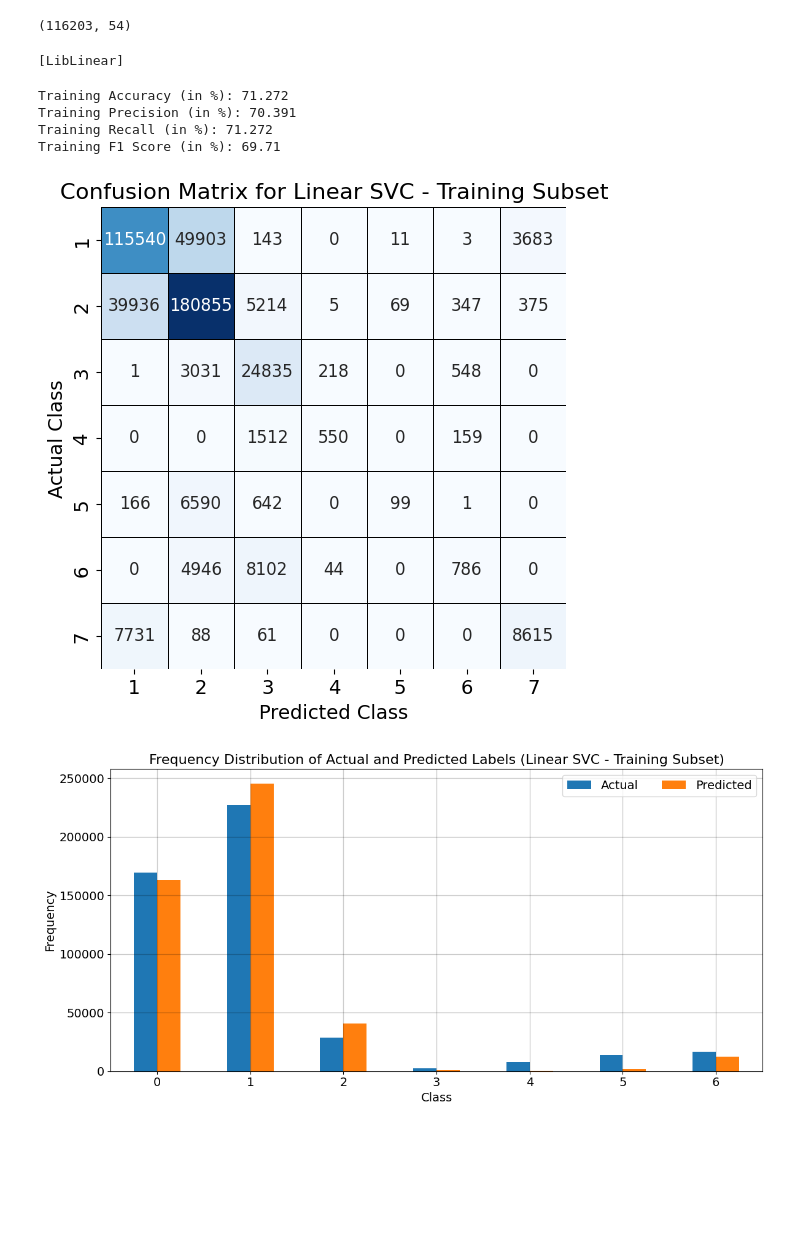
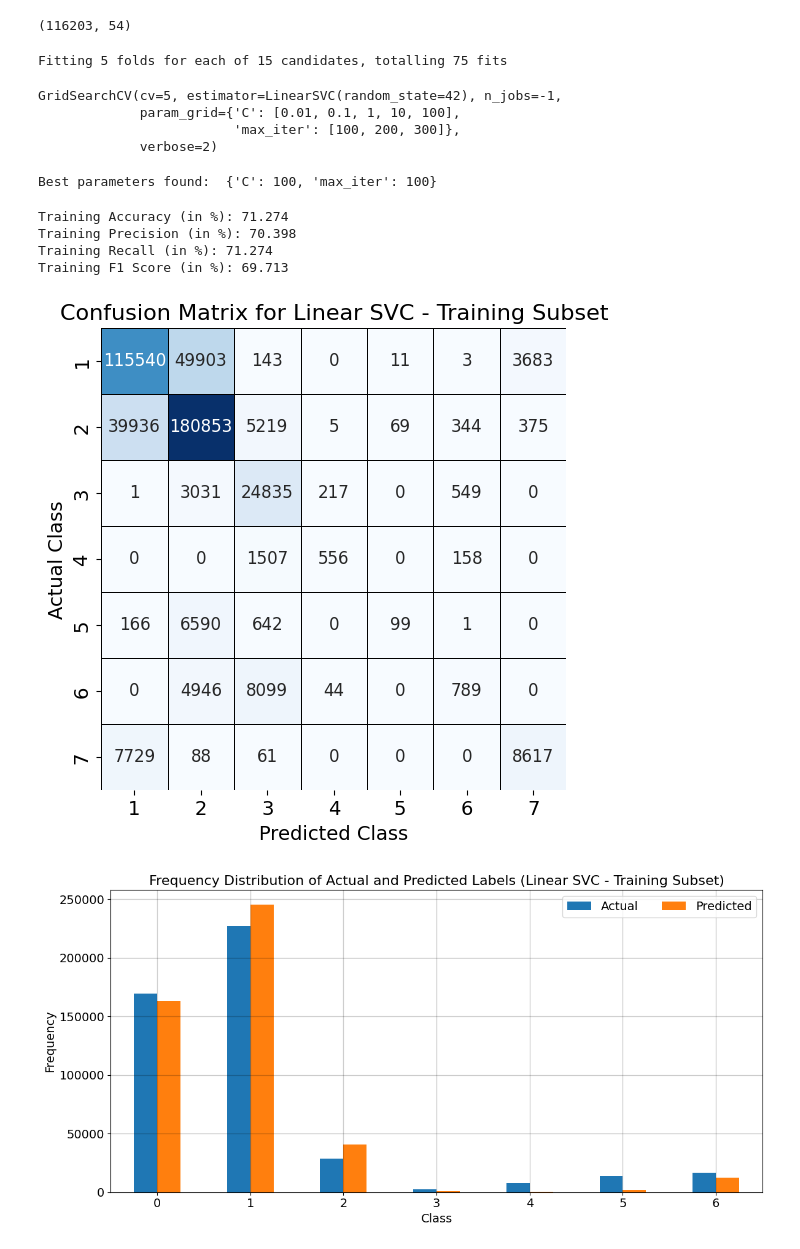
Before and after one commit to Mouleshwar3238/Forest_Cover_Classification, a Jupyter notebook: LinearSVC_ForestCover.ipynb, the cells around one changed output. Cells and saved outputs as stored; diff of their text form; code cells hidden in the pictures; blank space fills up the shorter version.

Commit message:
Linear SVC

```diff
--- a/LinearSVC_ForestCover.ipynb
+++ b/LinearSVC_ForestCover.ipynb
@@ -41,13 +41,39 @@ X_train.shape
 X_test.shape
 # %% [output]
 (116203, 54)
-# %%
-# Initializing and training the Linear SVC
-lsvc = LinearSVC(penalty='l2',verbose=1,max_iter=100)
-lsvc.fit(X_train, y_train)
-y_train_pred = lsvc.predict(X_train)
-# %% [output]
-[LibLinear]
+# %%
+# Defining the parameter grid
+param_grid = {
+    'C': [0.01, 0.1, 1, 10, 100],  # Regularization parameter
+    'max_iter': [100, 200, 300]  # Maximum number of iterations
+}
+# %%
+# Initializing the LinearSVC model
+lsvc = LinearSVC(random_state=42)
+
+# Initializing GridSearchCV with the model and parameter grid
+grid_search = GridSearchCV(estimator=lsvc, param_grid=param_grid, cv=5, n_jobs=-1, verbose=2)
+
+# Fitting GridSearchCV to the training data
+grid_search.fit(X_train, y_train)
+# %% [output]
+Fitting 5 folds for each of 15 candidates, totalling 75 fits
+GridSearchCV(cv=5, estimator=LinearSVC(random_state=42), n_jobs=-1,
+             param_grid={'C': [0.01, 0.1, 1, 10, 100],
+                         'max_iter': [100, 200, 300]},
+             verbose=2)
+# %%
+# Best parameters found by GridSearchCV
+print("Best parameters found: ", grid_search.best_params_)
+# %% [output]
+Best parameters found:  {'C': 100, 'max_iter': 100}
+# %%
+# Best estimator
+best_lsvc = grid_search.best_estimator_
+
+# Making predictions with the best estimator
+y_train_pred = best_lsvc.predict(X_train)
+y_test_pred = best_lsvc.predict(X_test)
 # %%
 # Computing the performance metrics for the training subset
 train_accuracy = accuracy_score(y_train, y_train_pred)
@@ -60,23 +86,23 @@ print("Training Precision (in %):",round(train_precision*100,3))
 print("Training Recall (in %):",round(train_recall*100,3))
 print("Training F1 Score (in %):",round(train_f1*100,3))
 # %% [output]
-Training Accuracy (in %): 71.272
-Training Precision (in %): 70.391
-Training Recall (in %): 71.272
-Training F1 Score (in %): 69.71
+Training Accuracy (in %): 71.274
+Training Precision (in %): 70.398
+Training Recall (in %): 71.274
+Training F1 Score (in %): 69.713
 # %%
 conf_mat_train = confusion_matrix(y_train,y_train_pred)
 
 plt.figure(figsize=(6,6))
 sns.heatmap(conf_mat_train, annot=True, fmt='d', cmap='Blues', cbar=False, linewidths=0.5, linecolor='black',
-            xticklabels=lsvc.classes_, yticklabels=lsvc.classes_, annot_kws={"size": 12})
+            xticklabels=best_lsvc.classes_, yticklabels=best_lsvc.classes_, annot_kws={"size": 12})
 plt.xlabel('Predicted Class', color='black', fontsize=14)
 plt.ylabel('Actual Class', color='black', fontsize=14)
 plt.title('Confusion Matrix for Linear SVC - Training Subset', color='black', fontsize=16)
 plt.tick_params(axis='both', which='major', labelsize=14)
 plt.show()
 # %% [output]
-[figure, old version]
+[figure, new version]
 # %%
 # Plotting the bar graph for frequency distribution of actual and predicted labels (Test Subset)
 actual_labels_train, actual_counts_train = np.unique(y_train, return_counts=True)
```
Also changed, not shown: parts of 4 cells of this notebook.
